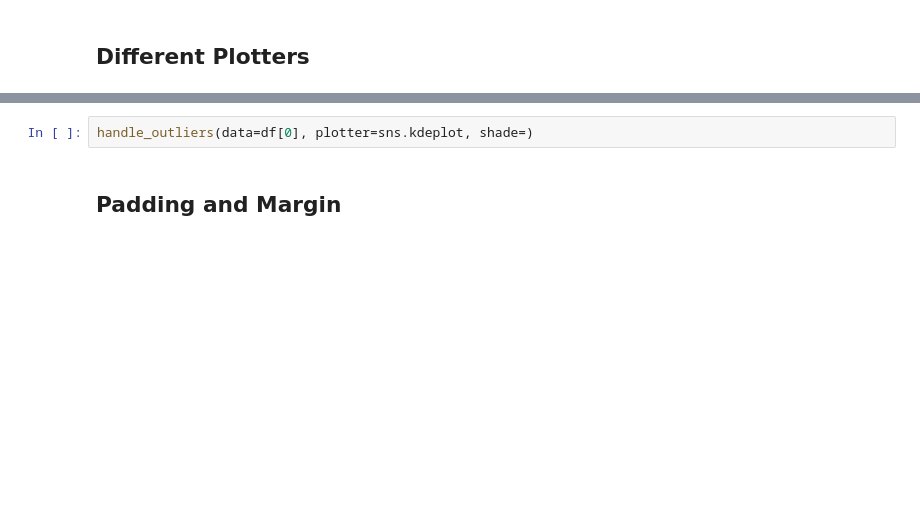
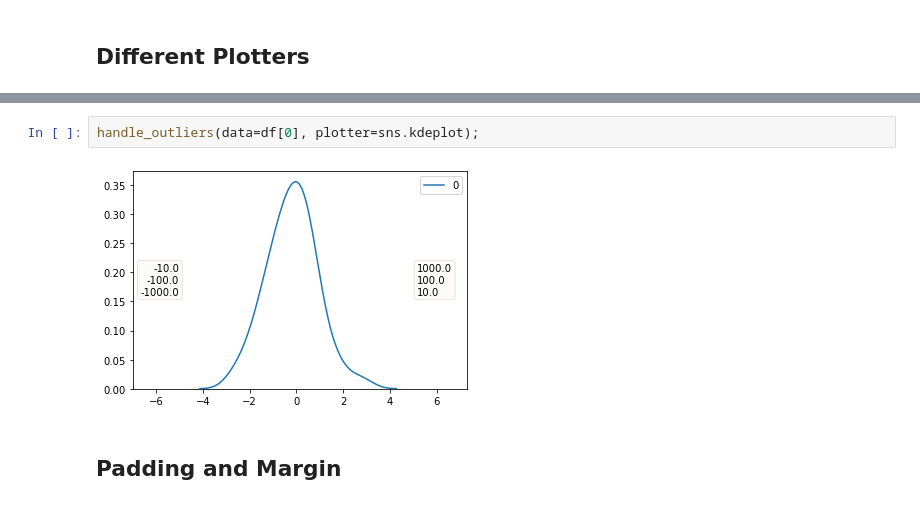
Before and after one commit to wendli01/outlier_plotting, a Jupyter notebook: outlier_plot.ipynb, the cells around one changed output, grey strips where cells are left out. Saved outputs shown, nothing was run; the diff lists cells and outputs as text; blank space fills up the shorter version.

```diff
--- a/outlier_plot.ipynb
+++ b/outlier_plot.ipynb
@@ -64,5 +63,7 @@ for plotter in (sns.pointplot, sns.barplot, sns.swarmplot, sns.stripplot, sns.vi
 # %%
-handle_outliers(data=df[0], plotter=sns.kdeplot, shade=)
+handle_outliers(data=df[0], plotter=sns.kdeplot);
+# %% [output]
+[figure, added]
 # %% [markdown]
 ## Padding and Margin
 # %% [markdown]
```
Also changed, not shown: parts of 8 cells of this notebook, 1 other file.
